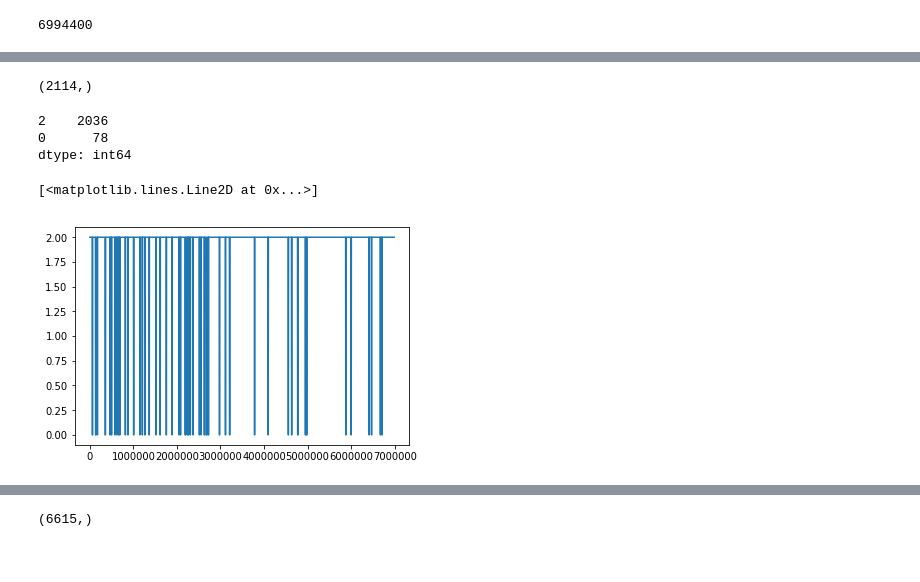
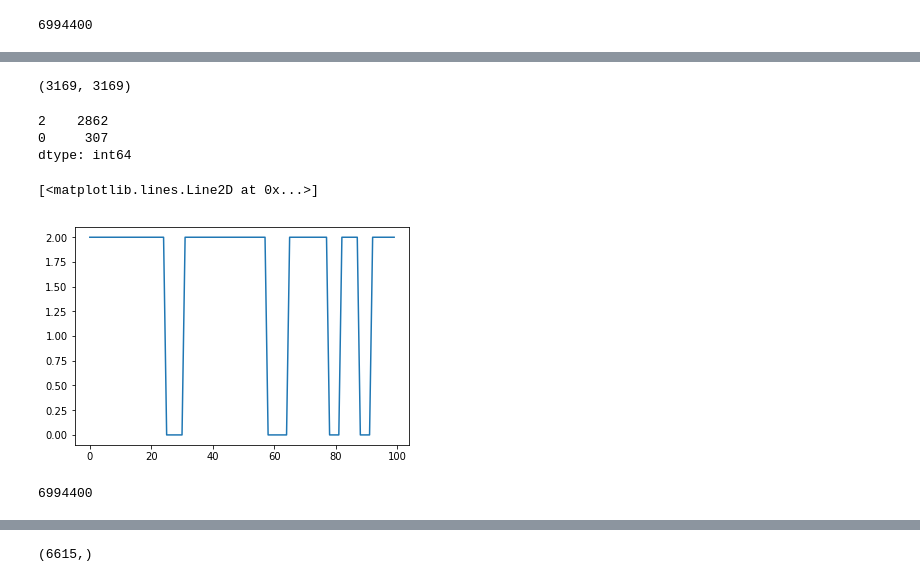
Before and after one commit to EvgenyKashin/SpeechRectification, a Jupyter notebook: notebooks/CnnOnIntervals.ipynb, the cells around one changed output, grey strips where cells are left out. Drawn from its saved outputs; the diff is of its cells as text; code cells hidden in the pictures.

Commit message:
New method of testing on new data

```diff
--- a/notebooks/CnnOnIntervals.ipynb
+++ b/notebooks/CnnOnIntervals.ipynb
@@ -613,0 +611,2 @@ len(test_audio)
+# %%
+audio_intervals = [(x, x + interval_len) for x in range(0, len(test_audio), step_len)][:-4]
@@ -613,0 +625,2 @@ len(test_audio)
+# %%
+min_delta = interval_len // 6
@@ -613,0 +631,27 @@ len(test_audio)
+# %%
+def match_intervals(annotation, audio, labels, sr=22050):
+    audio_intervals = [(x, x + interval_len) for x in range(0, len(audio), step_len)][:-4]
+    targets = []
+    label_map = {'a': 0, 'b': 1, 'c': 2}
+    for interval in audio_intervals:
+        value = 0
+        for label in labels:
+            l = label_map[label]
+            start_samples_indxs = librosa.time_to_samples(annotation[annotation.label ==\
+                                                                  label].start.values, sr)
+            finish_samples_indxs = librosa.time_to_samples(annotation[annotation.label ==\
+                                                                   label].finish.values,
+                                                                   sr)
+            for s, f in zip(start_samples_indxs, finish_samples_indxs):
+                value = get_intersection_of_intervals(interval, (s, f))
+                if value > min_delta:
+                    break
+                else:
+                    value = 0
+            if value != 0:
+                break
+        if value != 0:
+            targets.append(l)
+        else:
+            targets.append(2)
+    return audio_intervals, targets
@@ -614,2 +662,3 @@ len(test_audio)
 # %%
-test_data = get_label_data(test_annotation[0], test_audio, ['a', 'b'])
+%%time
+test_intervals, test_targets = match_intervals(test_annotation[0], test_audio, ['a', 'b'])
@@ -616,15 +668,15 @@ test_data = get_label_data(test_annotation[0], test_audio, ['a', 'b'])
-# %%
-test_data.shape
-# %% [output]
-(2114,)
-# %%
-test_data.value_counts()
-# %% [output]
-2    2036
-0      78
-dtype: int64
+# %%
+len(test_intervals), len(test_targets)
+# %% [output]
+(3169, 3169)
+# %%
+pd.Series.value_counts(test_targets)
+# %% [output]
+2    2862
+0     307
+dtype: int64
 # %%
-plt.plot(test_data)
+plt.plot(test_targets[:100])
 # %% [output]
 [<matplotlib.lines.Line2D at 0x...>]
-[figure, old version]
+[figure, new version]
@@ -636,0 +701,4 @@ test_samples = [test_audio[i:i + interval_len] for i in test_data.index]
+# %%
+len(test_audio)
+# %% [output]
+6994400
```
Also changed, not shown: parts of 51 cells of this notebook.
